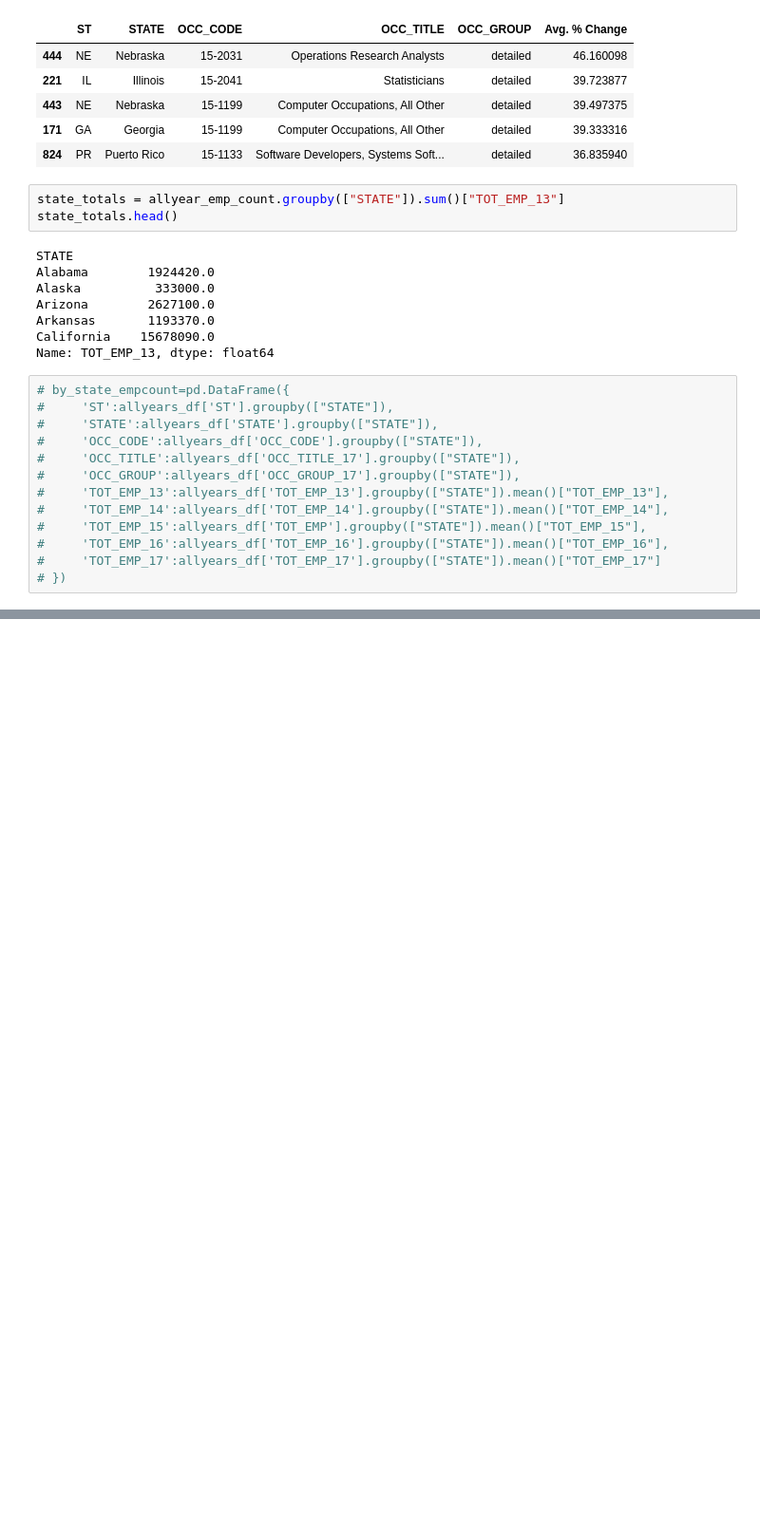
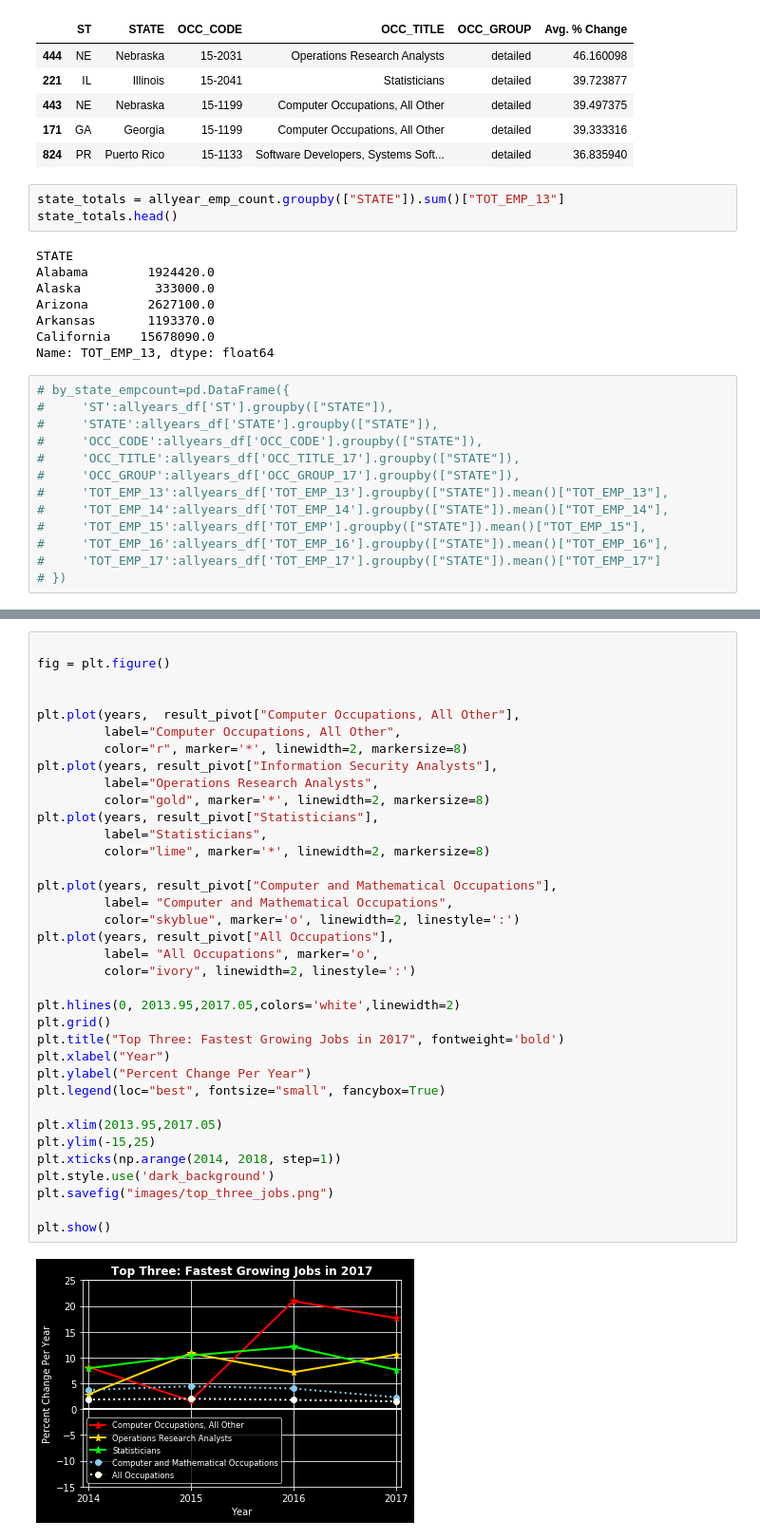
Before and after one commit to WCW789/Project1, a Jupyter notebook: employee_change_2.ipynb, the cells around one changed output, grey strips where cells are left out. Shown at 95% size. Drawn from its saved outputs; the diff is of its cells as text; blank space fills up the shorter version.

```diff
--- a/employee_change_2.ipynb
+++ b/employee_change_2.ipynb
@@ -440,0 +388,38 @@ plt.show()
+# %%
+
+fig = plt.figure()
+
+
+plt.plot(years,  result_pivot["Computer Occupations, All Other"],
+         label="Computer Occupations, All Other",
+         color="r", marker='*', linewidth=2, markersize=8)
+plt.plot(years, result_pivot["Information Security Analysts"],
+         label="Operations Research Analysts",
+         color="gold", marker='*', linewidth=2, markersize=8)
+plt.plot(years, result_pivot["Statisticians"],
+         label="Statisticians",
+         color="lime", marker='*', linewidth=2, markersize=8)
+
+plt.plot(years, result_pivot["Computer and Mathematical Occupations"],
+         label= "Computer and Mathematical Occupations",
+         color="skyblue", marker='o', linewidth=2, linestyle=':')
+plt.plot(years, result_pivot["All Occupations"],
+         label= "All Occupations", marker='o',
+         color="ivory", linewidth=2, linestyle=':')
+
+plt.hlines(0, 2013.95,2017.05,colors='white',linewidth=2)
+plt.grid()
+plt.title("Top Three: Fastest Growing Jobs in 2017", fontweight='bold')
+plt.xlabel("Year")
+plt.ylabel("Percent Change Per Year")
+plt.legend(loc="best", fontsize="small", fancybox=True)
+
+plt.xlim(2013.95,2017.05)
+plt.ylim(-15,25)
+plt.xticks(np.arange(2014, 2018, step=1))
+plt.style.use('dark_background')
+plt.savefig("images/top_three_jobs.png")
+
+plt.show()
+# %% [output]
+[figure, added]
```
Also changed, not shown: parts of 7 cells of this notebook, 4 other files.
